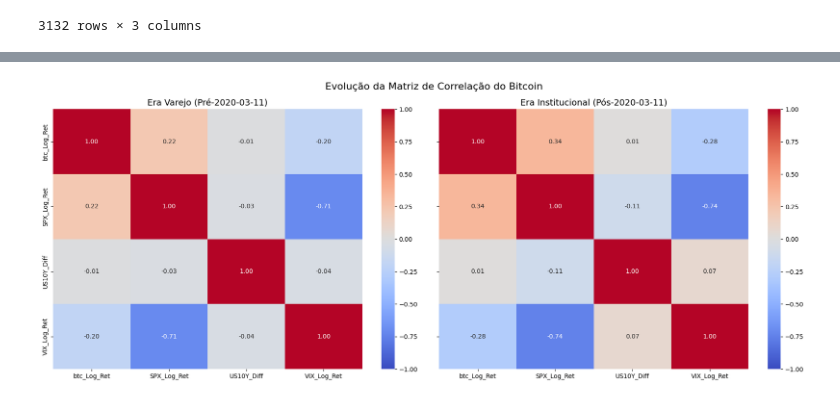
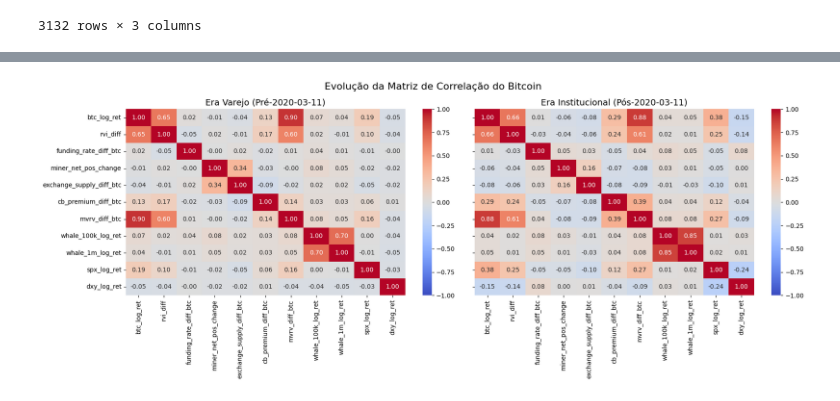
Before and after one commit to felipebaia/mba_dsa_usp_esalq, a Jupyter notebook: TCC/src/heatmaps.ipynb, the cells around one changed output, grey strips where cells are left out. Saved outputs shown, nothing was run; the diff lists cells and outputs as text; code cells hidden in the pictures.

```diff
--- a/TCC/src/heatmaps.ipynb
+++ b/TCC/src/heatmaps.ipynb
@@ -149,33 +172,44 @@ df_final_feature
 # %%
 # ==============================================================================
 # 3. MATRIZES DE CORRELAÇÃO COMPARATIVAS (Para a Seção 3.3)
 # ==============================================================================
 
 # Selecionar variáveis TRANSFORMADAS (Stationary)
-cols_corr = ['btc_Log_Ret', 'SPX_Log_Ret','US10Y_Diff', 'VIX_Log_Ret']
+# Selecionar variáveis TRANSFORMADAS (Stationary)
+cols_corr = ['btc_log_ret', 'rvi_diff','funding_rate_diff_btc', 'miner_net_pos_change','exchange_supply_diff_btc',
+             'cb_premium_diff_btc','mvrv_diff_btc','whale_100k_log_ret','whale_1m_log_ret','spx_log_ret','dxy_log_ret',
+             'nasdaq_log_ret','gold_log_ret','us10y_diff','vix_log_ret','total3_log_ret','ssr_diff','flippening_close_diff','social_vol_log_spread',
+             'social_momentum','usdt_log_ret','usdc_log_ret']
+
+# Dividir a lista em duas metades
+mid_point = len(cols_corr) // 2
+cols_corr1 = cols_corr[:mid_point]
+cols_corr2 = cols_corr[mid_point:]
+
+cols_corr = cols_corr1
 
 # Dividir os dados
-df_varejo = df_final_feature.loc[:DATA_DIVISAO_ERA][cols_corr]
-df_institucional = df_final_feature.loc[DATA_DIVISAO_ERA:][cols_corr]
+df_varejo = df_features.loc[:DATA_DIVISAO_ERA][cols_corr]
+df_institucional = df_features.loc[DATA_DIVISAO_ERA:][cols_corr]
 # Calcular Matrizes de Correlação (Pearson)
 corr_varejo = df_varejo.corr()
 corr_institucional = df_institucional.corr()
 
 # Plotar Lado a Lado
 fig, axes = plt.subplots(1, 2, figsize=(18, 7), sharey=True)
 
 # Heatmap 1: Era Varejo
 sns.heatmap(corr_varejo, ax=axes[0], annot=True, cmap='coolwarm', vmin=-1, vmax=1, fmt=".2f")
 axes[0].set_title(f'Era Varejo (Pré-{DATA_DIVISAO_ERA})', fontsize=14)
 
 # Heatmap 2: Era Institucional
 sns.heatmap(corr_institucional, ax=axes[1], annot=True, cmap='coolwarm', vmin=-1, vmax=1, fmt=".2f")
 axes[1].set_title(f'Era Institucional (Pós-{DATA_DIVISAO_ERA})', fontsize=14)
 plt.suptitle('Evolução da Matriz de Correlação do Bitcoin', fontsize=16)
 plt.tight_layout()
 plt.show()
 
 # O que procurar aqui: Veja se o quadrado entre btc_Log_Ret e SPX_Log_Ret ficou "mais vermelho" no segundo gráfico.
 # Se sim, sua tese está provada visualmente.
 # %% [output]
-[figure, old version]
+[figure, new version]
```
Also changed, not shown: parts of 5 cells of this notebook, 12 other files.
